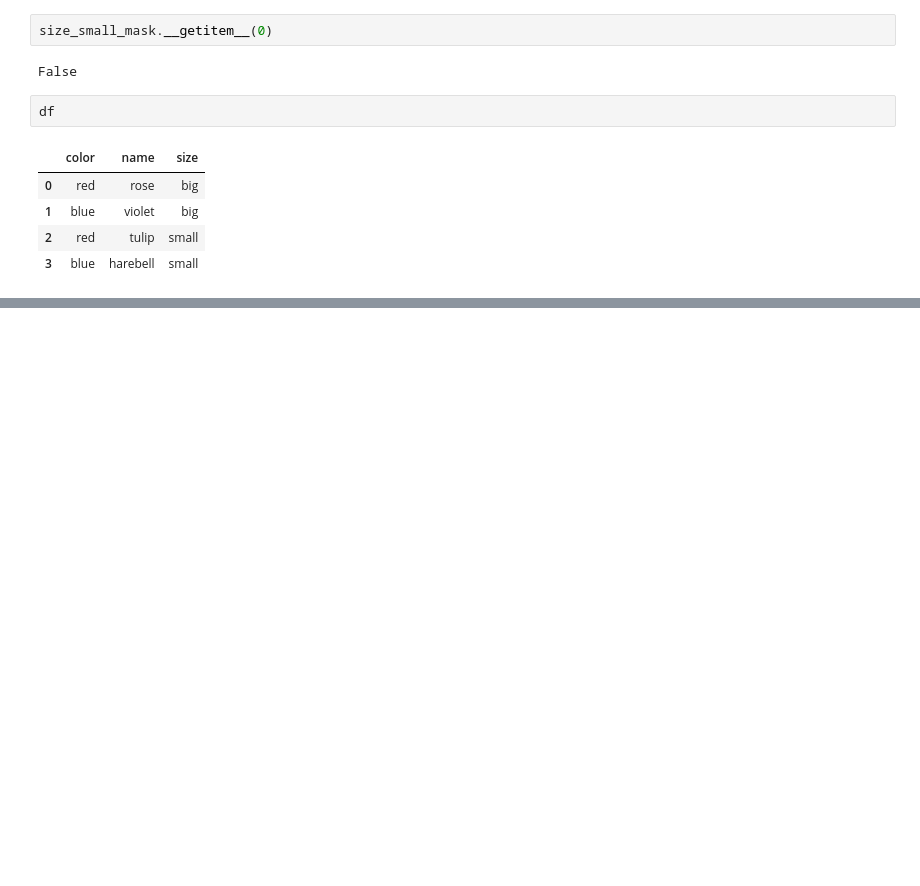
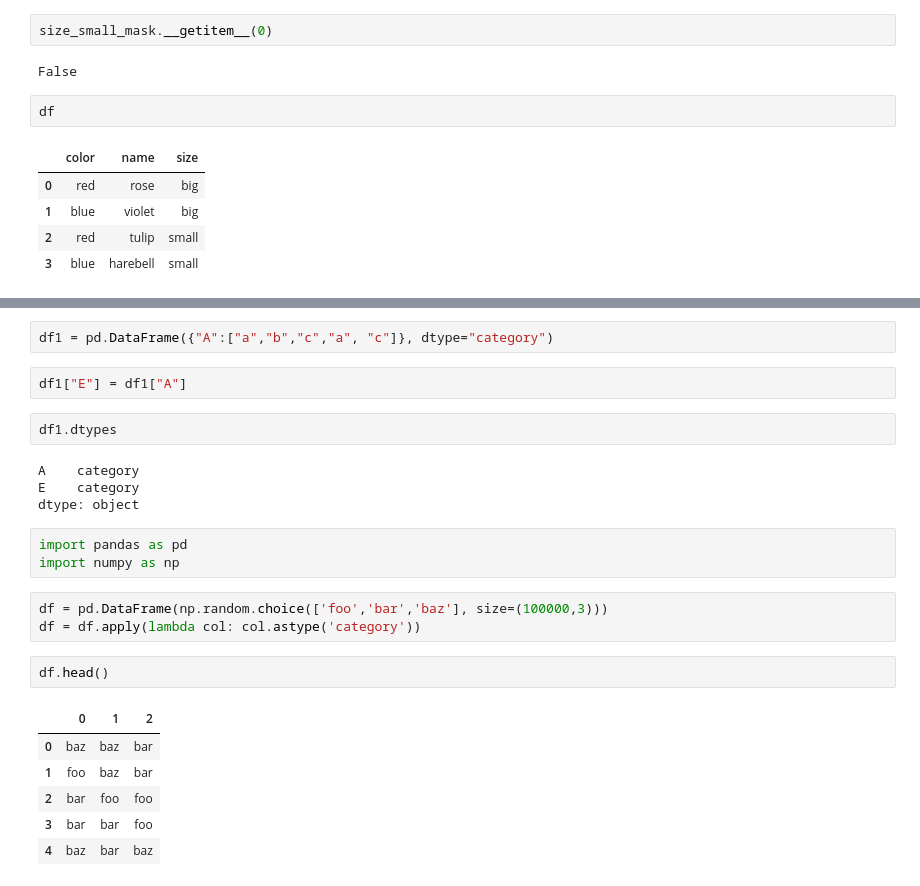
Before and after one commit to rajarameshchindu/datascience, a Jupyter notebook: Pandas.ipynb, the cells around one changed output, grey strips where cells are left out. Drawn from its saved outputs; the diff is of its cells as text; blank space fills up the shorter version.

```diff
--- a/Pandas.ipynb
+++ b/Pandas.ipynb
@@ -417,0 +487,25 @@ df
+# %%
+df1 = pd.DataFrame({"A":["a","b","c","a", "c"]}, dtype="category")
+# %%
+df1["E"] = df1["A"]
+# %%
+df1.dtypes
+# %% [output]
+A    category
+E    category
+dtype: object
+# %%
+import pandas as pd
+import numpy as np
+# %%
+df = pd.DataFrame(np.random.choice(['foo','bar','baz'], size=(100000,3)))
+df = df.apply(lambda col: col.astype('category'))
+# %%
+df.head()
+# %% [output]
+|  | 0 | 1 | 2 |
+| 0 | baz | baz | bar |
+| 1 | foo | baz | bar |
+| 2 | bar | foo | foo |
+| 3 | bar | bar | foo |
+| 4 | baz | bar | baz |
```
Also changed, not shown: parts of 28 cells of this notebook.
